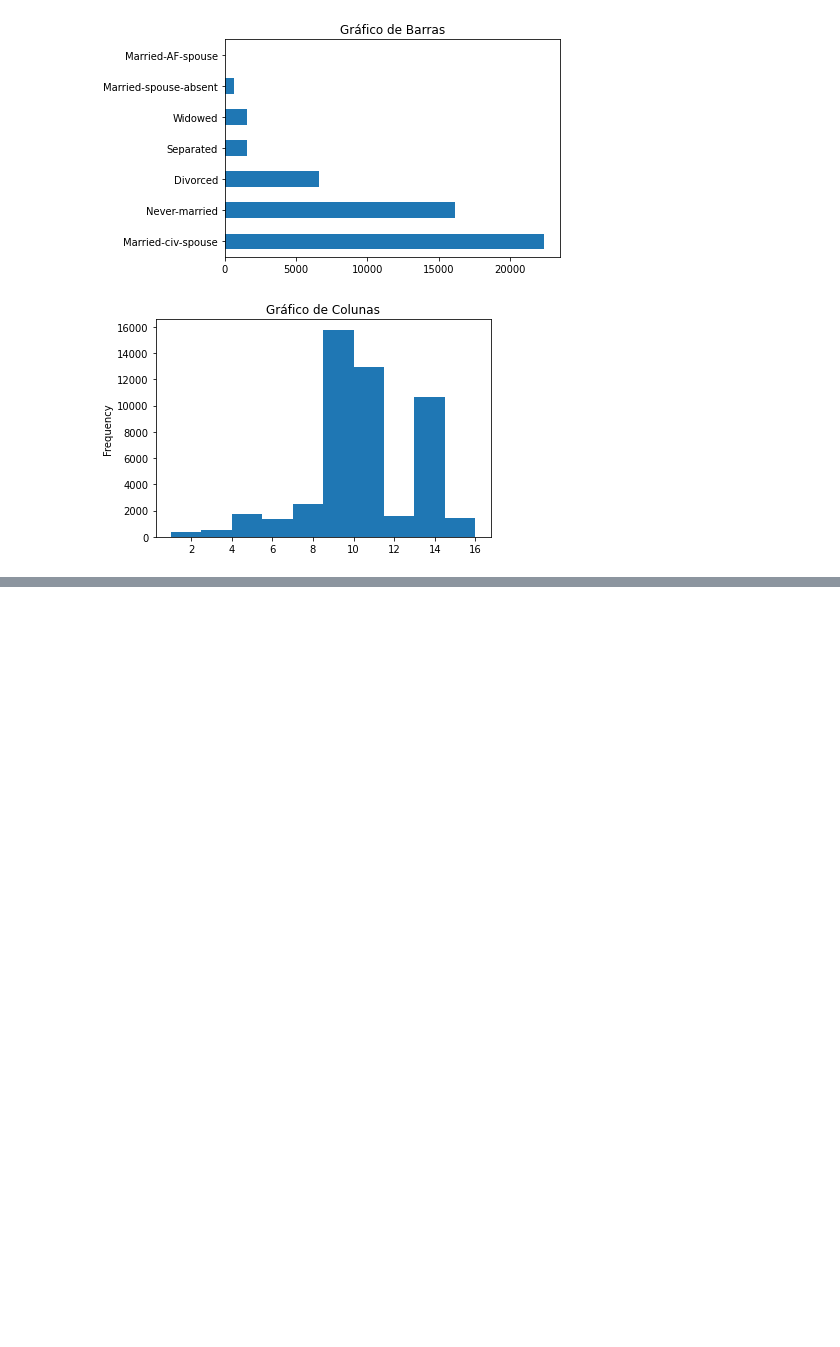
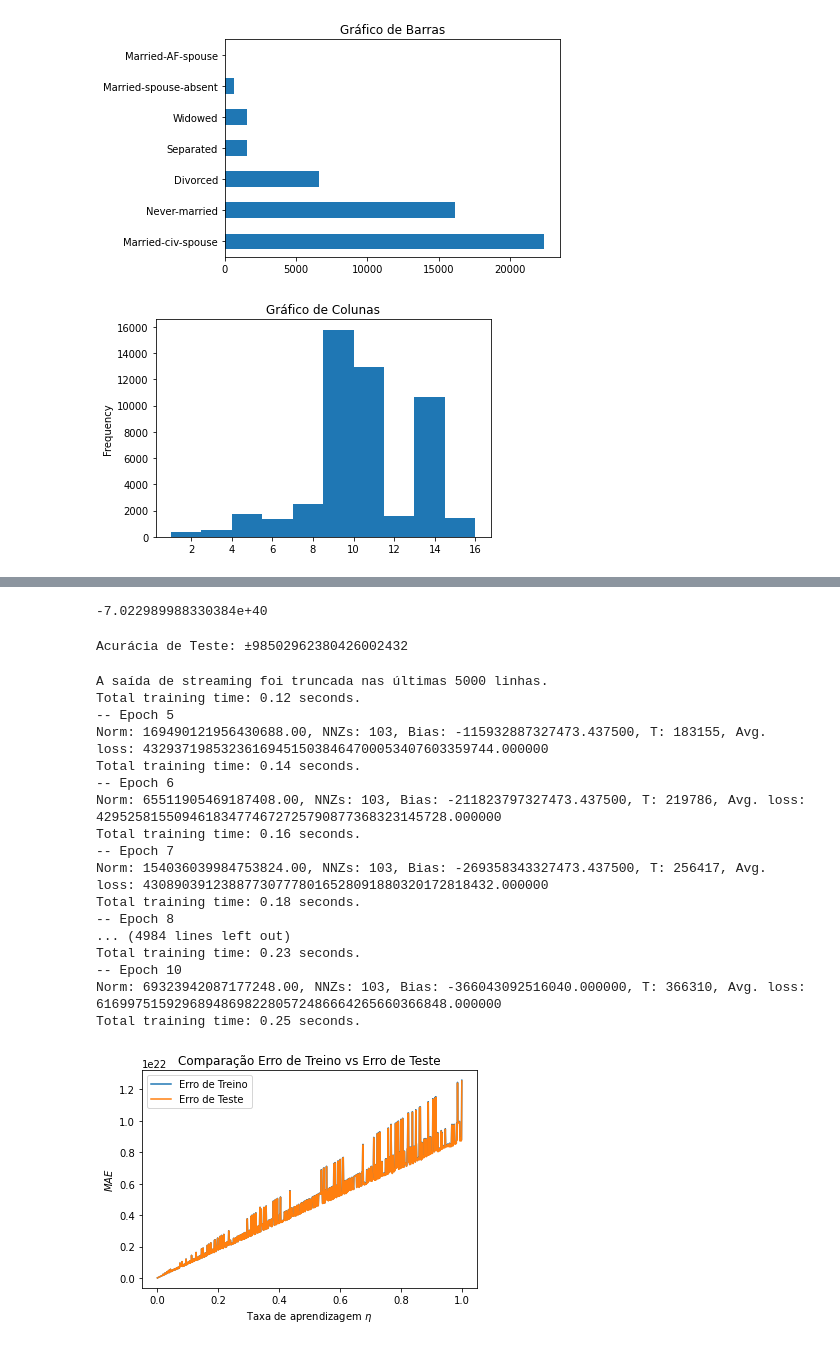
Before and after one commit to leonardojupiter/ciencia-de-dados-adult, a Jupyter notebook: ciencia_de_dados_adult.ipynb, the cells around one changed output, grey strips where cells are left out. Drawn from its saved outputs; the diff is of its cells as text; code cells hidden in the pictures; blank space fills up the shorter version.

```diff
--- a/ciencia_de_dados_adult.ipynb
+++ b/ciencia_de_dados_adult.ipynb
@@ -166,0 +210,7 @@ plt.show()
+# %%
+from sklearn.tree import DecisionTreeRegressor
+
+clf = DecisionTreeRegressor(max_depth=2,
+                             min_samples_split=20,
+                             random_state=123)
+clf.fit(X_train, y_train)
@@ -166,0 +232,5 @@ plt.show()
+# %%
+from sklearn.svm import SVC
+
+clf = SVC(kernel='linear', C=10, random_state=123)
+clf.fit(X_train, y_train)
@@ -166,0 +241,7 @@ plt.show()
+# %%
+from sklearn.linear_model import SGDRegressor
+
+clf = SGDRegressor(loss='squared_loss', learning_rate='constant', max_iter=10,
+                   eta0=0.01, verbose=1, tol=None, random_state=123)
+
+clf.fit(X_train, y_train)
@@ -166,0 +276,59 @@ plt.show()
+# %%
+clf.score(X_test,y_test)
+# %% [output]
+-7.022989988330384e+40
+# %%
+from sklearn.metrics import mean_absolute_error, mean_squared_error
+
+y_pred = clf.predict(X_test)
+
+print(f"Acurácia de Teste: ±{mean_absolute_error(y_test, y_pred):1.0f}")
+# %% [output]
+Acurácia de Teste: ±98502962380426002432
+# %%
+# inicia duas listas vazias
+mae_train_values = []
+mae_test_values = []
+
+# Eixo X do grafico
+x_axis = np.linspace(1e-6, 1, 1000)
+
+for i in x_axis:
+    clf =  clf.set_params(eta0=i)
+    clf.fit(X_train, y_train)
+
+    y_train_pred = clf.predict(X_train)
+    mae_train = mean_absolute_error(y_train, y_train_pred)
+    mae_train_values.append(mae_train)
+
+    y_test_pred = clf.predict(X_test)
+    mae_test = mean_absolute_error(y_test, y_test_pred)
+    mae_test_values.append(mae_test)
+
+
+plt.plot(x_axis, mae_train_values, label='Erro de Treino')
+plt.plot(x_axis, mae_test_values, label='Erro de Teste')
+plt.xlabel('Taxa de aprendizagem $\eta$')
+plt.ylabel('$MAE$')
+plt.legend()
+plt.title('Comparação Erro de Treino vs Erro de Teste')
+plt.show()
+# %% [output]
+A saída de streaming foi truncada nas últimas 5000 linhas.
+Total training time: 0.12 seconds.
+-- Epoch 5
+Norm: 169490121956430688.00, NNZs: 103, Bias: -115932887327473.437500, T: 183155, Avg. loss: 432937198532361694515038464700053407603359744.000000
+Total training time: 0.14 seconds.
+-- Epoch 6
+Norm: 65511905469187408.00, NNZs: 103, Bias: -211823797327473.437500, T: 219786, Avg. loss: 429525815509461834774672725790877368323145728.000000
+Total training time: 0.16 seconds.
+-- Epoch 7
+Norm: 154036039984753824.00, NNZs: 103, Bias: -269358343327473.437500, T: 256417, Avg. loss: 430890391238877307778016528091880320172818432.000000
+Total training time: 0.18 seconds.
+-- Epoch 8
+... (4984 lines left out)
+Total training time: 0.23 seconds.
+-- Epoch 10
+Norm: 69323942087177248.00, NNZs: 103, Bias: -366043092516040.000000, T: 366310, Avg. loss: 616997515929689486982280572486664265660366848.000000
+Total training time: 0.25 seconds.
+[figure, added]
```
Also changed, not shown: parts of 32 cells of this notebook.
